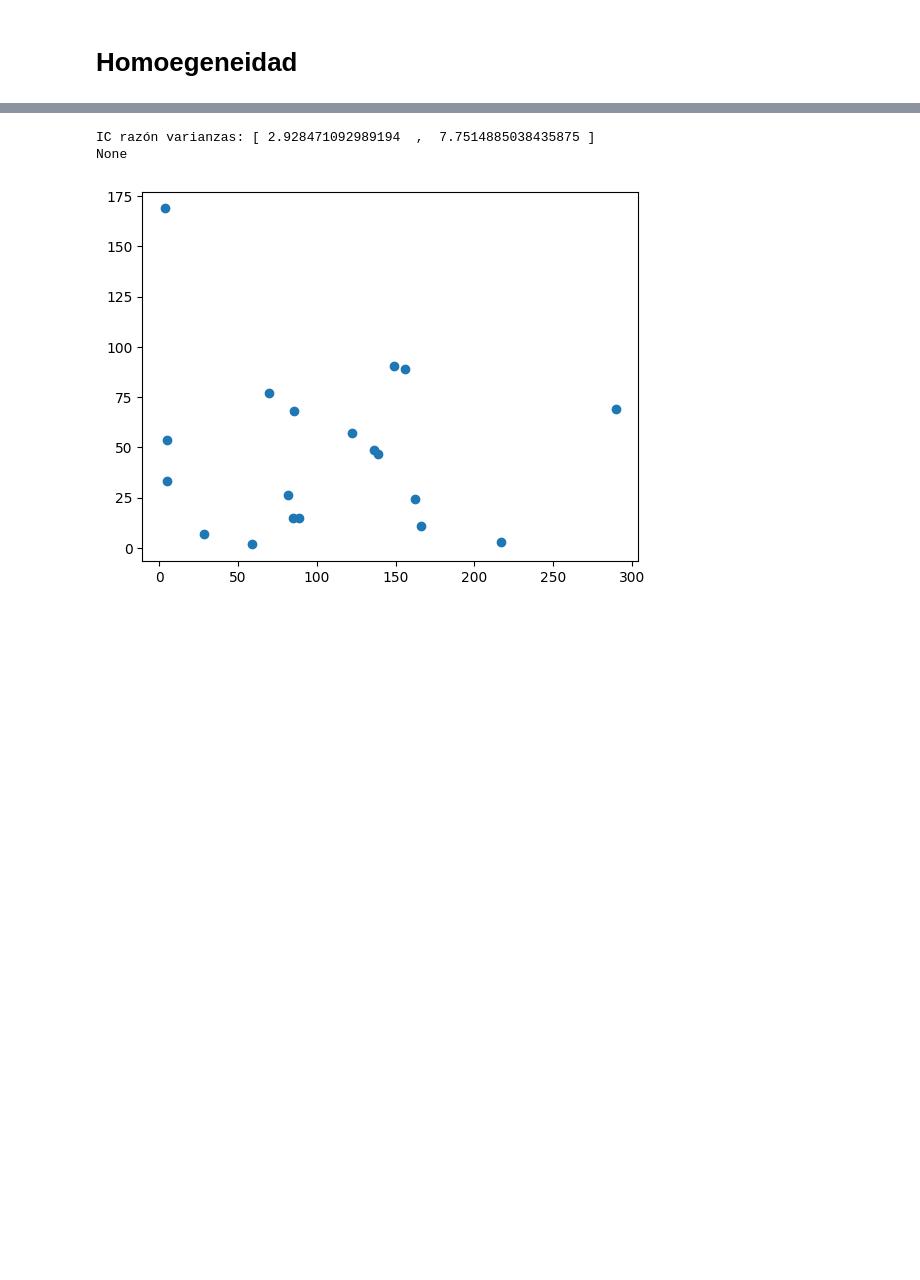
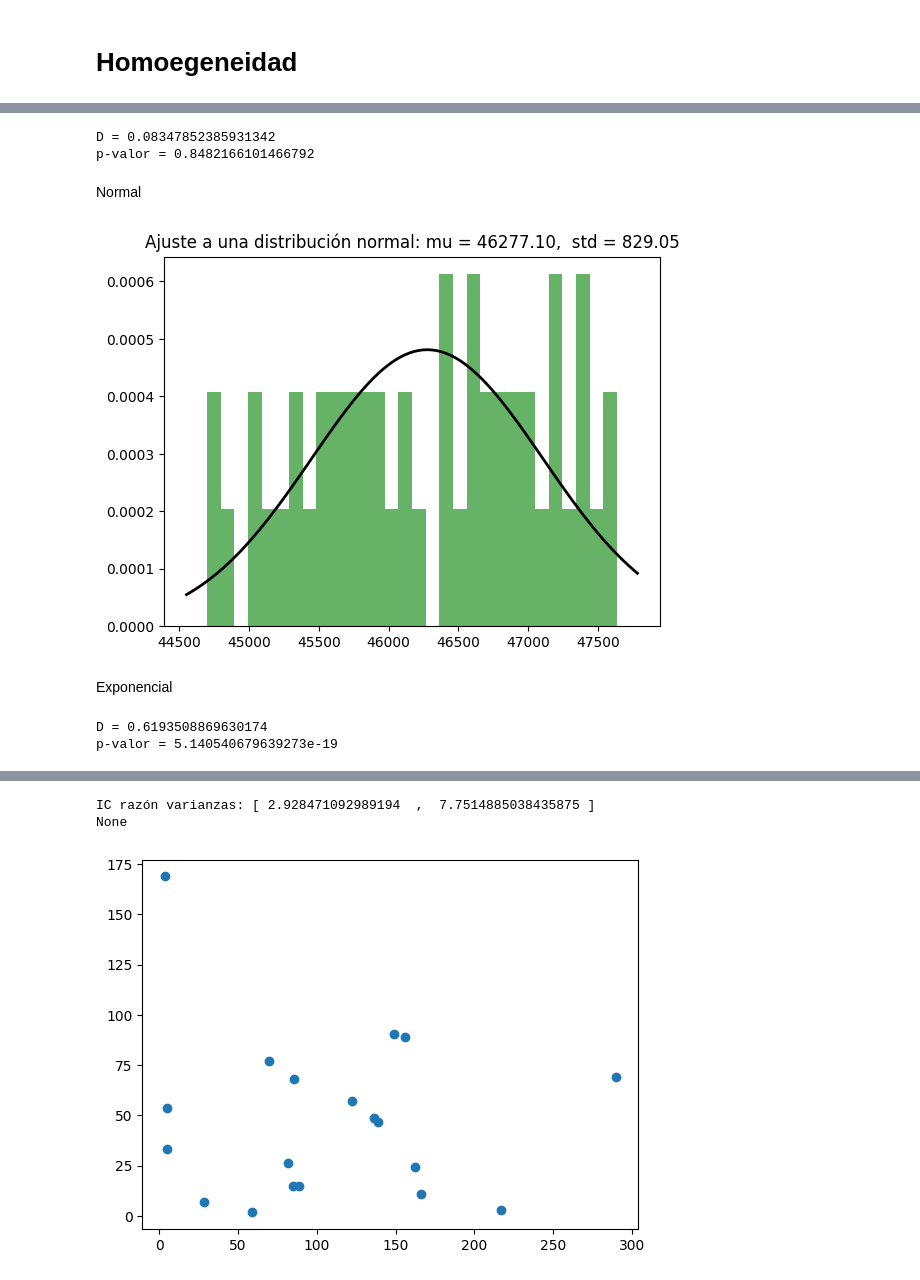
Before and after one commit to Tomas1307/simu, a Jupyter notebook: Proyecto/tareaMagistral.ipynb, the cells around one changed output, grey strips where cells are left out. Cells and saved outputs as stored; diff of their text form; code cells hidden in the pictures; blank space fills up the shorter version.

Commit message:
Falta Bondad de ajuste para Pola y autocorrelacion

```diff
--- a/Proyecto/tareaMagistral.ipynb
+++ b/Proyecto/tareaMagistral.ipynb
@@ -14,0 +17,3 @@ df = pd.read_excel("TiemposArribos.xlsx")
+# %%
+
+data_pola = pd.read_excel("Copia de datos_balanceados.xlsx",sheet_name="POLA")
@@ -14,0 +62,56 @@ df = pd.read_excel("TiemposArribos.xlsx")
+# %%
+import numpy as np
+import scipy.stats as stats
+
+# Supongamos que tus datos están en la columna 'fin_servicio_caja' de 'data_pola'
+datos = data_pola['fin_servicio_caja']
+
+# Convertimos los datos a segundos ya que están en formato datetime.time
+datos_en_segundos = [dato.hour * 3600 + dato.minute * 60 + dato.second for dato in datos]
+
+# Calculamos los parámetros de la distribución normal (media y desviación estándar)
+mu, std = stats.norm.fit(datos_en_segundos)
+
+# Realizamos la prueba de bondad de ajuste (Kolmogorov-Smirnov)
+D, p_valor = stats.kstest(datos_en_segundos, 'norm', args=(mu, std))
+
+print(f'D = {D}')
+print(f'p-valor = {p_valor}')
+# %% [output]
+D = 0.08347852385931342
+p-valor = 0.8482166101466792
+# %% [markdown]
+Normal
+# %%
+import matplotlib.pyplot as plt
+
+# Generamos el histograma de los datos
+plt.hist(datos_en_segundos, bins=30, density=True, alpha=0.6, color='g')
+
+# Generamos la PDF (función de densidad de probabilidad) de la distribución normal
+xmin, xmax = plt.xlim()
+x = np.linspace(xmin, xmax, 100)
+p = stats.norm.pdf(x, mu, std)
+plt.plot(x, p, 'k', linewidth=2)
+
+title = "Ajuste a una distribución normal: mu = %.2f,  std = %.2f" % (mu, std)
+plt.title(title)
+
+plt.show()
+# %% [output]
+[figure, added]
+# %% [markdown]
+Exponencial
+# %%
+# Calculamos los parámetros de la distribución exponencial (escala = 1 / tasa)
+tasa = 1 / np.mean(datos_en_segundos)
+escala = 1 / tasa
+
+# Realizamos la prueba de bondad de ajuste (Kolmogorov-Smirnov)
+D, p_valor = stats.kstest(datos_en_segundos, 'expon', args=(0, escala))
+
+print(f'D = {D}')
+print(f'p-valor = {p_valor}')
+# %% [output]
+D = 0.6193508869630174
+p-valor = 5.140540679639273e-19
```
Also changed, not shown: parts of 8 cells of this notebook, 6 other files.
